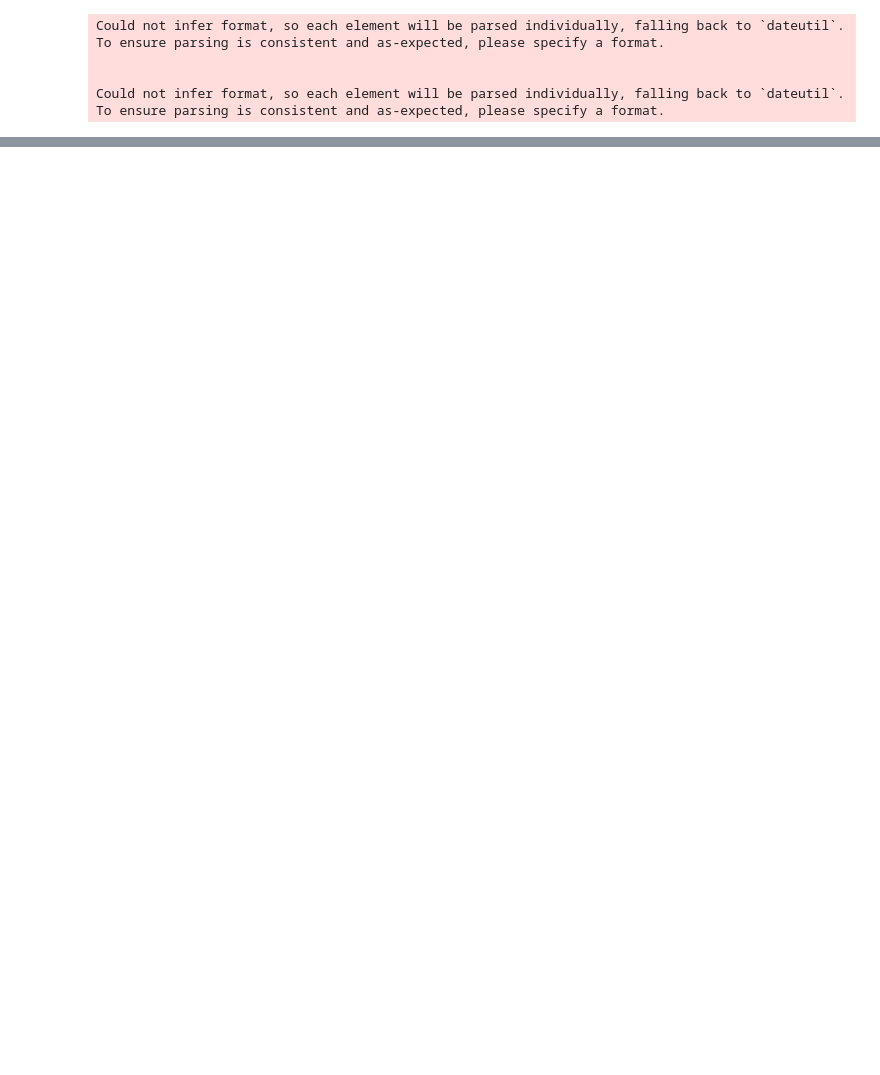
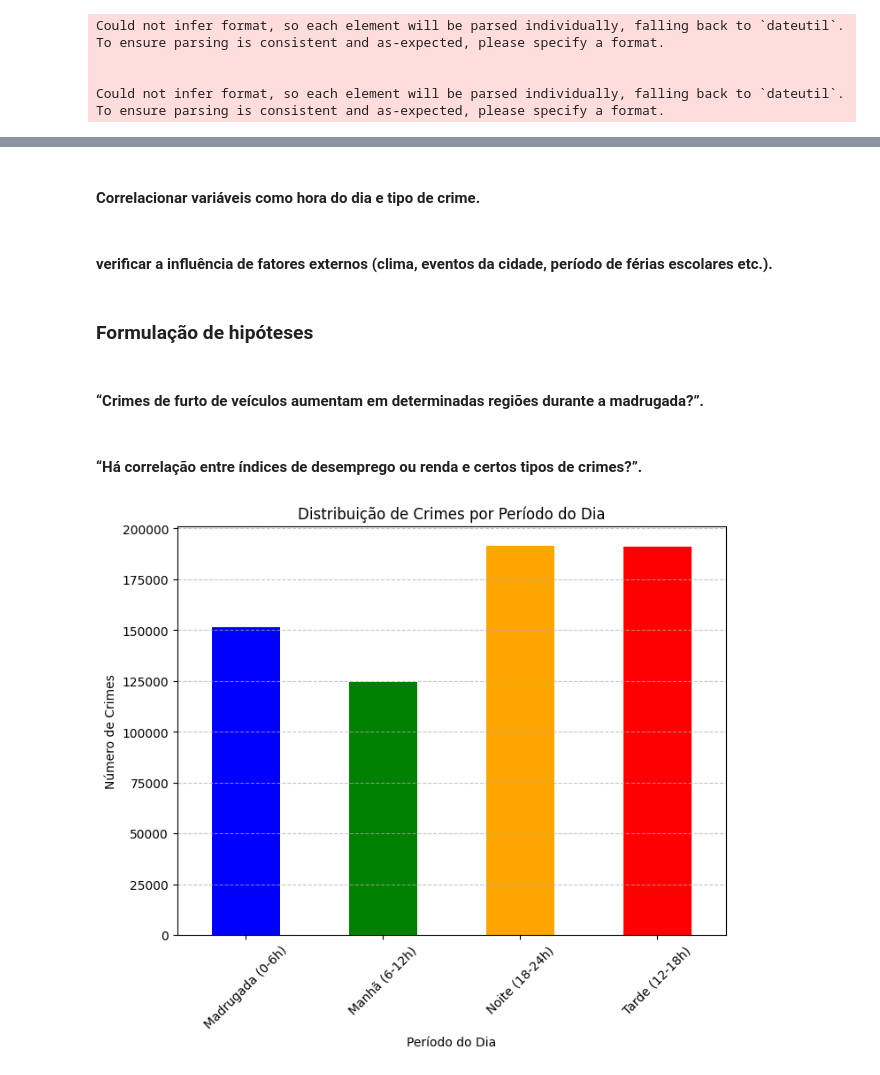
Before and after one commit to talesaraujoc/analise_dados_crimes_seattle, a Jupyter notebook: src/analise_dados.ipynb, the cells around one changed output, grey strips where cells are left out. Saved outputs shown, nothing was run; the diff lists cells and outputs as text; code cells hidden in the pictures; blank space fills up the shorter version.

```diff
--- a/src/analise_dados.ipynb
+++ b/src/analise_dados.ipynb
@@ -56,0 +188,3 @@ dff.groupby('year').agg({'offense id':'count'})
+# %%
+# identificação de outliers, possíveis erros em dados
+dff_eda = dff_eda[(dff_eda['hour']!=0) & (dff_eda['minute']!=0)]
@@ -56,0 +223,27 @@ dff.groupby('year').agg({'offense id':'count'})
+# %% [markdown]
+#### Correlacionar variáveis como hora do dia e tipo de crime.
+# %% [markdown]
+#### verificar a influência de fatores externos (clima, eventos da cidade, período de férias escolares etc.).
+# %% [markdown]
+### Formulação de hipóteses
+# %% [markdown]
+#### “Crimes de furto de veículos aumentam em determinadas regiões durante a madrugada?”.
+# %% [markdown]
+#### “Há correlação entre índices de desemprego ou renda e certos tipos de crimes?”.
+# %%
+# Contagem de crimes por período
+crime_por_periodo = dff_eda['periodo'].value_counts().sort_index()
+
+
+
+# Criando gráfico para visualizar os períodos de maior risco
+plt.figure(figsize=(8, 6))
+crime_por_periodo.plot(kind='bar', color=['blue', 'green', 'orange', 'red'])
+plt.xlabel("Período do Dia")
+plt.ylabel("Número de Crimes")
+plt.title("Distribuição de Crimes por Período do Dia")
+plt.xticks(rotation=45)
+plt.grid(axis='y', linestyle='--', alpha=0.7)
+plt.show()
+# %% [output]
+[figure, added]
```
Also changed, not shown: parts of 37 cells of this notebook, 2 other files.
